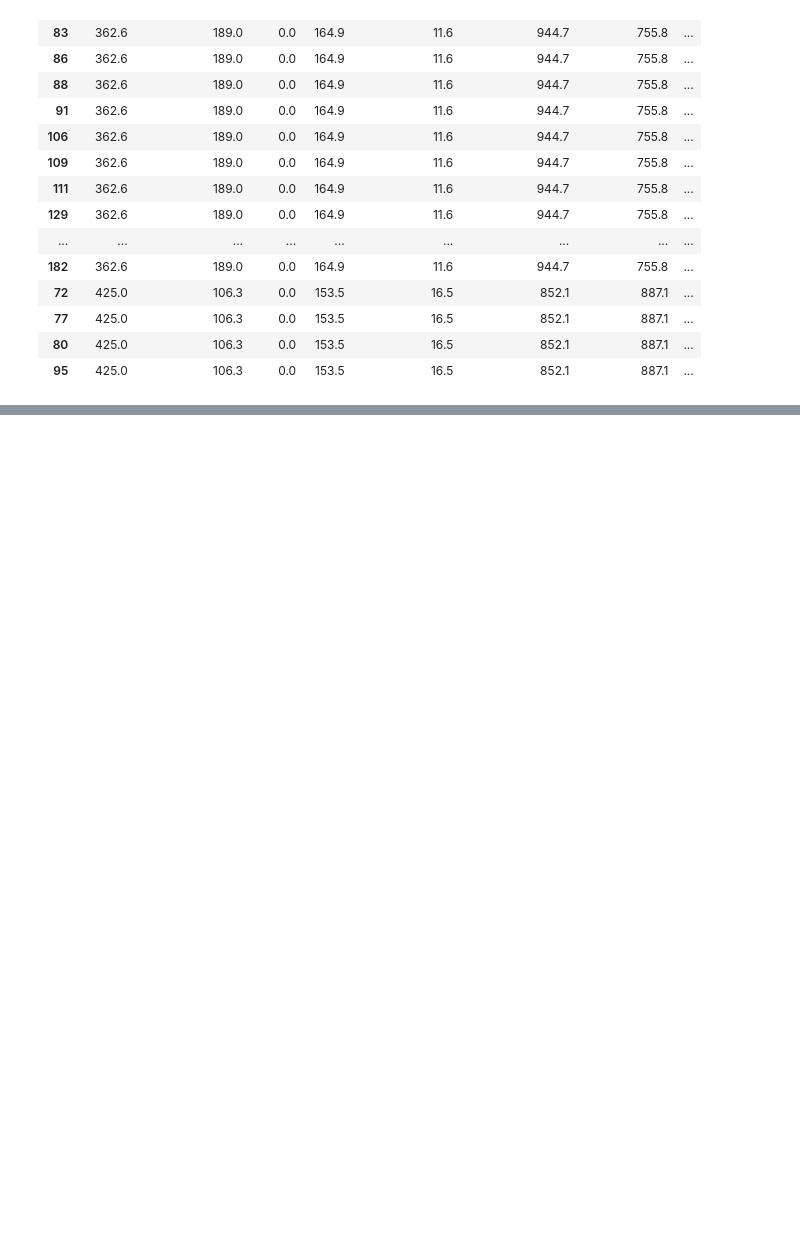
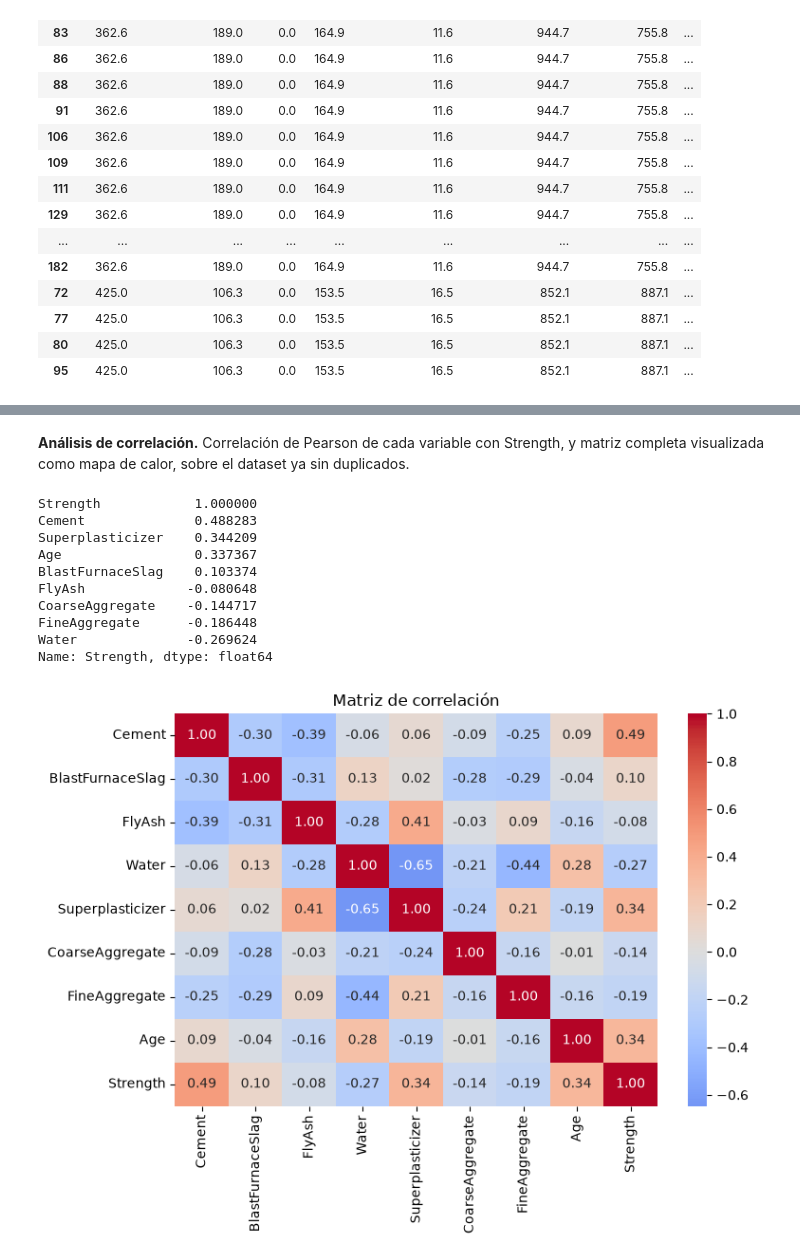
Before and after one commit to JFCRISOSTOMO/INGENIERIA-ESTRUCTURAL, a Jupyter notebook: notebooks/prueba.ipynb, the cells around one changed output, grey strips where cells are left out. Drawn from its saved outputs; the diff is of its cells as text; code cells hidden in the pictures; blank space fills up the shorter version.

```diff
--- a/notebooks/prueba.ipynb
+++ b/notebooks/prueba.ipynb
@@ -90,0 +95,7 @@ Filas totalmente duplicadas: 25
+# %%
+n_antes = df.shape[0]
+df = df.drop_duplicates().reset_index(drop=True)
+n_despues = df.shape[0]
+print(f'Filas antes: {n_antes}')
+print(f'Filas después: {n_despues}')
+print(f'Filas eliminadas: {n_antes - n_despues}')
@@ -90,0 +131,26 @@ Filas totalmente duplicadas: 25
+# %% [markdown]
+**Análisis de correlación.** Correlación de Pearson de cada variable con Strength, y matriz completa visualizada como mapa de calor, sobre el dataset ya sin duplicados.
+# %%
+import matplotlib.pyplot as plt
+import seaborn as sns
+
+corr = df.corr(numeric_only=True)
+print(corr['Strength'].sort_values(ascending=False))
+
+plt.figure(figsize=(8, 6))
+sns.heatmap(corr, annot=True, fmt='.2f', cmap='coolwarm', center=0)
+plt.title('Matriz de correlación')
+plt.tight_layout()
+plt.show()
+# %% [output]
+Strength            1.000000
+Cement              0.488283
+Superplasticizer    0.344209
+Age                 0.337367
+BlastFurnaceSlag    0.103374
+FlyAsh             -0.080648
+CoarseAggregate    -0.144717
+FineAggregate      -0.186448
+Water              -0.269624
+Name: Strength, dtype: float64
+[figure, added]
```
Also changed, not shown: parts of 13 cells of this notebook.
